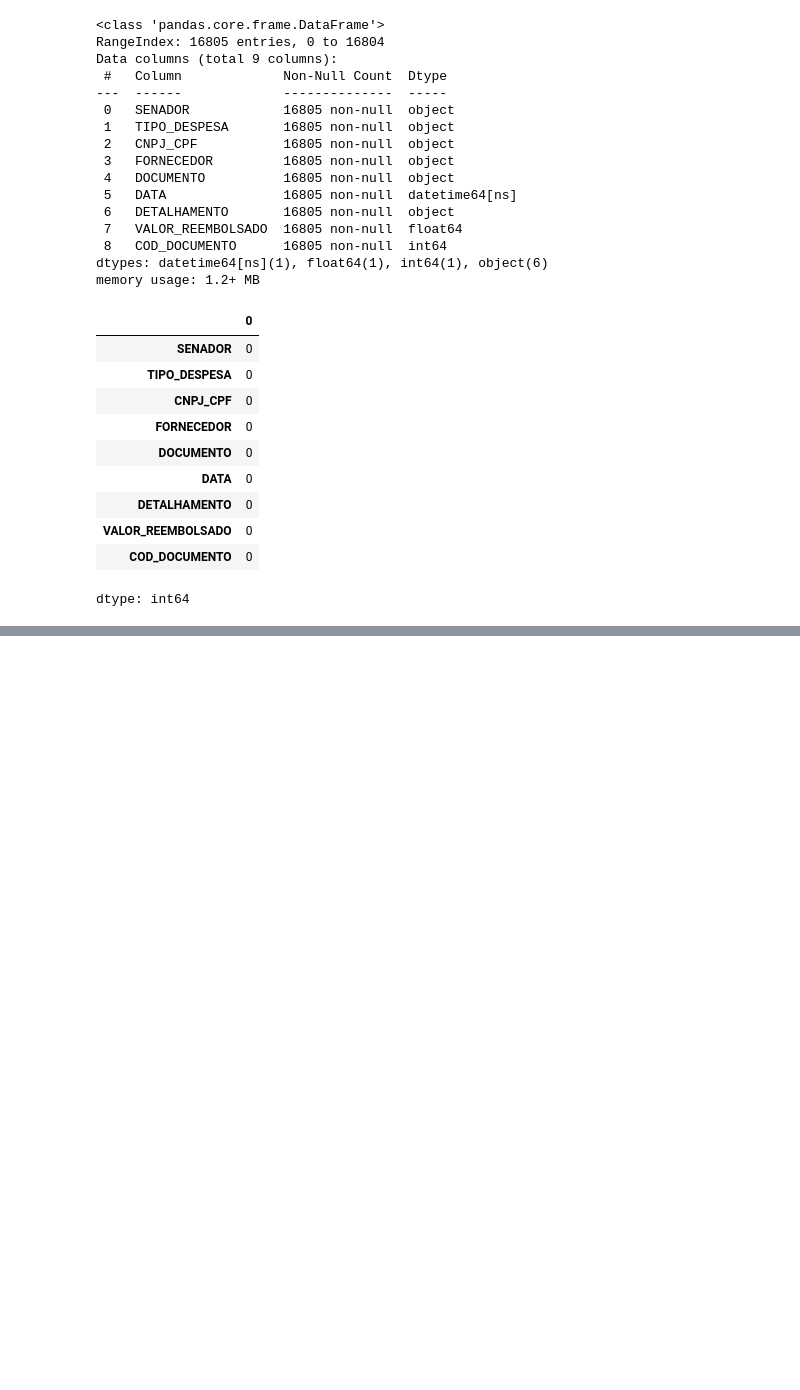
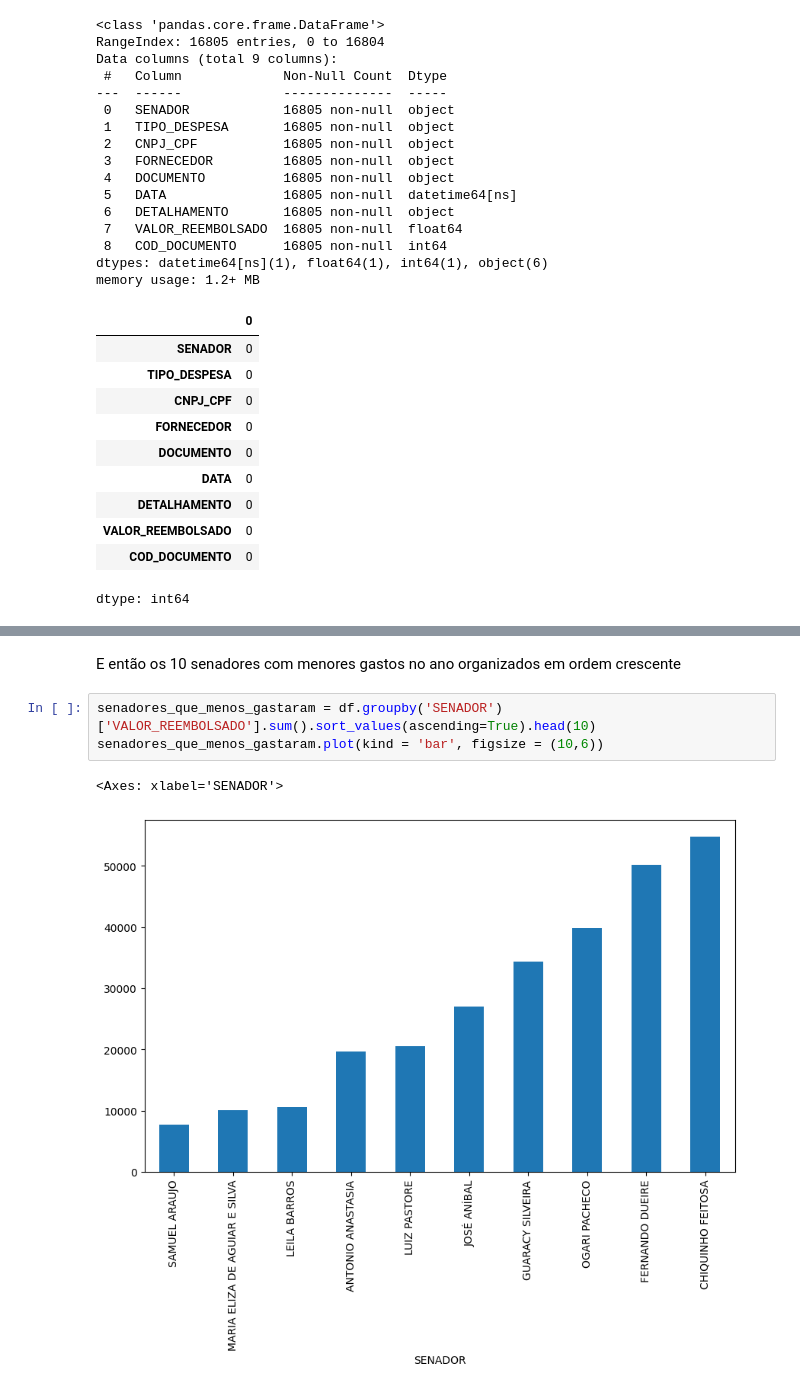
Before and after one commit to FelipeRFN/7_Days_Of_Code_Data_Science, a Jupyter notebook: 7_days_of_Code.ipynb, the cells around one changed output, grey strips where cells are left out. Saved outputs shown, nothing was run; the diff lists cells and outputs as text; blank space fills up the shorter version.

```diff
--- a/7_days_of_Code.ipynb
+++ b/7_days_of_Code.ipynb
@@ -102,0 +158,8 @@ dtype: int64
+# %% [markdown]
+E então os 10 senadores com menores gastos no ano organizados em ordem crescente
+# %%
+senadores_que_menos_gastaram = df.groupby('SENADOR')['VALOR_REEMBOLSADO'].sum().sort_values(ascending=True).head(10)
+senadores_que_menos_gastaram.plot(kind = 'bar', figsize = (10,6))
+# %% [output]
+<Axes: xlabel='SENADOR'>
+[figure, added]
```
Also changed, not shown: parts of 12 cells of this notebook.
